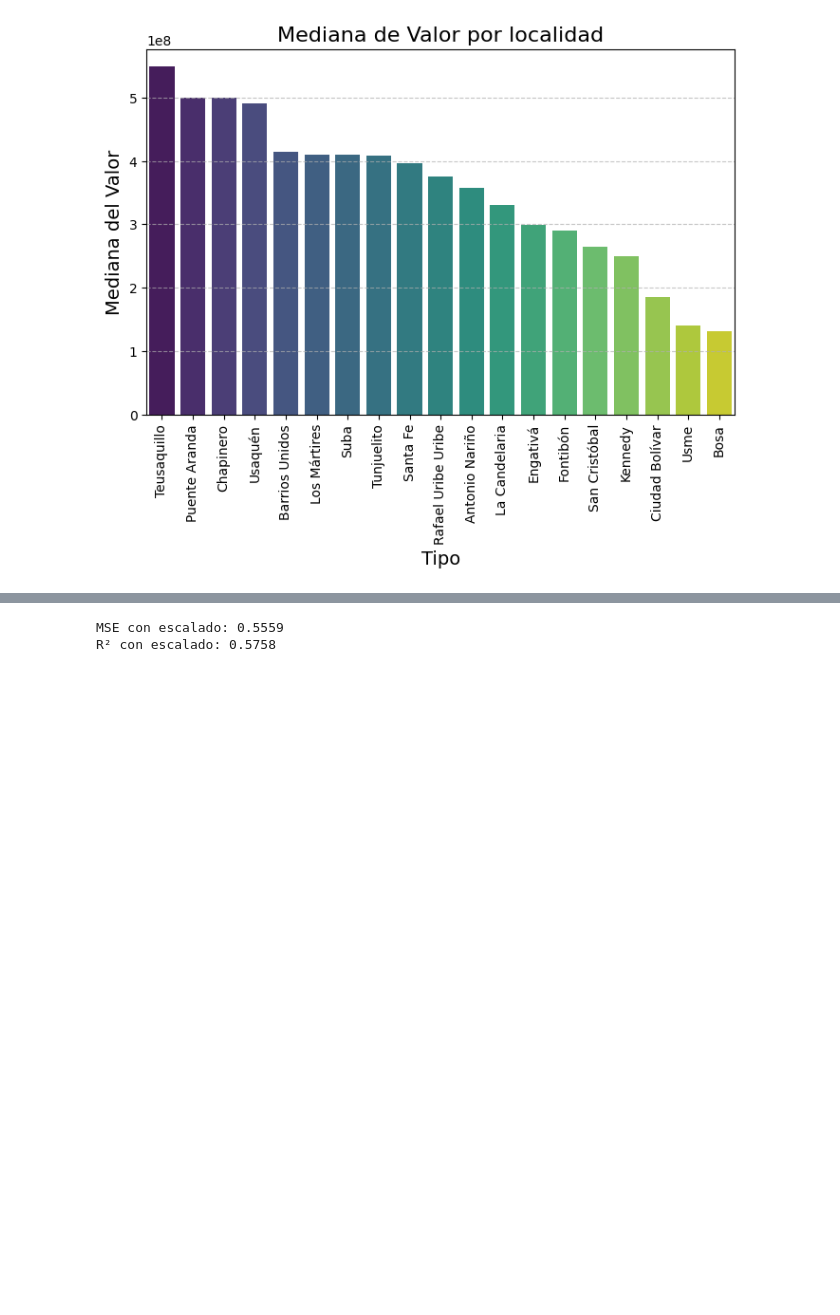
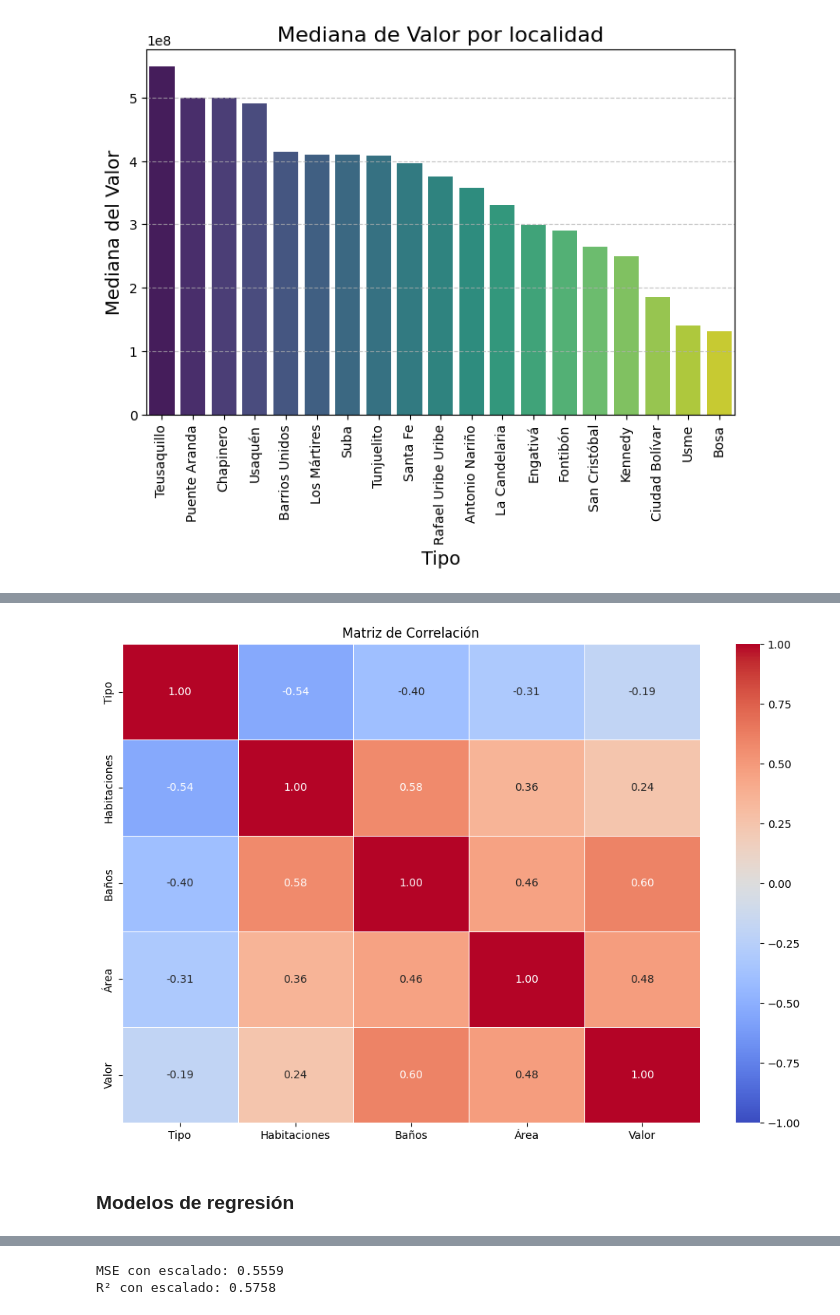
Before and after one commit to julihdez36/Metodos_estadisticos, a Jupyter notebook: Regresion lineal.ipynb, the cells around one changed output, grey strips where cells are left out. Cells and saved outputs as stored; diff of their text form; code cells hidden in the pictures; blank space fills up the shorter version.

```diff
--- a/Regresion lineal.ipynb
+++ b/Regresion lineal.ipynb
@@ -555,0 +544,6 @@ plt.show()
+# %%
+# ¿Qué hacer con las localidades?
+# Probemos one-hot encoding
+
+df_final = pd.get_dummies(df, columns=['localidad'], drop_first=True)
+df_final
@@ -556 +564,10 @@ plt.show()
+# %%
+plt.figure(figsize=(12, 8))
+sns.heatmap(df_final.iloc[:,:5].corr(), annot=True, fmt=".2f", cmap="coolwarm",  linewidths=0.5,vmin=-1, vmax=1)
+plt.title("Matriz de Correlación")
+plt.show()
+# %% [output]
+[figure, added]
+# %% [markdown]
+### Modelos de regresión
 # %%
```
Also changed, not shown: parts of 13 cells of this notebook.
